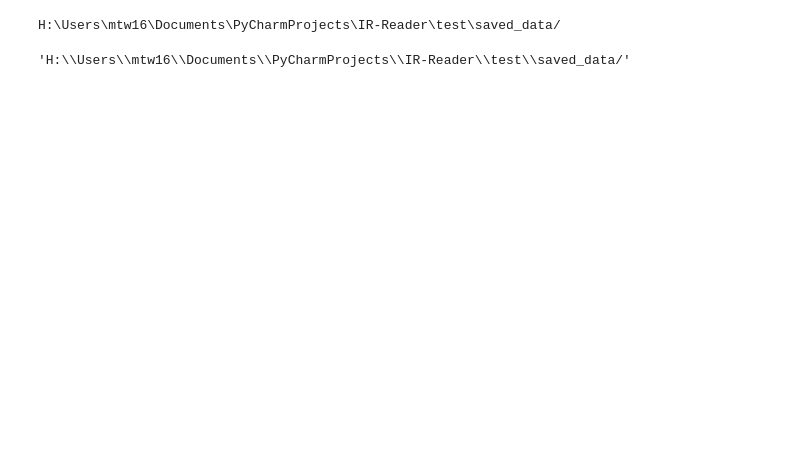
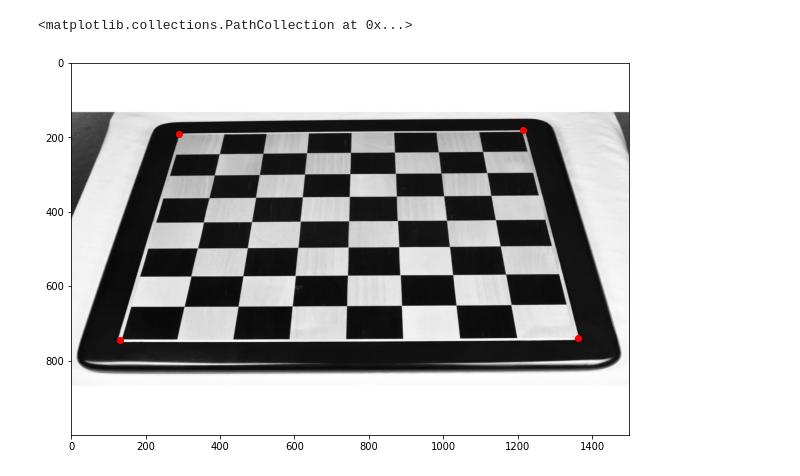
Before and after one commit to FireDynamics/FlameTrack, a Jupyter notebook: quick_visual.ipynb, the cells around one changed output. Drawn from its saved outputs; the diff is of its cells as text; code cells hidden in the pictures; blank space fills up the shorter version.

Commit message:
working version before changing folder structure

```diff
--- a/quick_visual.ipynb
+++ b/quick_visual.ipynb
@@ -18,11 +22,18 @@ The autoreload extension is already loaded. To reload it, use:
 # %%
 points = [(120,450),(370,460),(120,260),(370,263)]
 # %%
-data = IrData('data')
-MEASUREMENT_NAME = 'test'
+data = ImageData(os.path.join(ucfg.get_path('data_folder')),image_extension='jpg')
+MEASUREMENT_NAME = 'test2'
+points = [(290,190),(130,745),(1215,180),(1362,740)]
+start, end = 0, len(data.data_numbers)
+TARGET_RATIO = 1
+selected_points = points
 # %%
-ucfg.get_path('saved_data')
+
+plt.figure(figsize=(10,10))
+plt.imshow(data.get_frame(0),cmap='gray',aspect='equal')
+plt.scatter([p[0] for p in points],[p[1] for p in points],c='r')
 # %% [output]
-H:\Users\mtw16\Documents\PyCharmProjects\IR-Reader\test\saved_data/
+<matplotlib.collections.PathCollection at 0x...>
-'H:\\Users\\mtw16\\Documents\\PyCharmProjects\\IR-Reader\\test\\saved_data/'
+[figure, added]
 # %%
```
Also changed, not shown: parts of 23 cells of this notebook, 11 other files.
